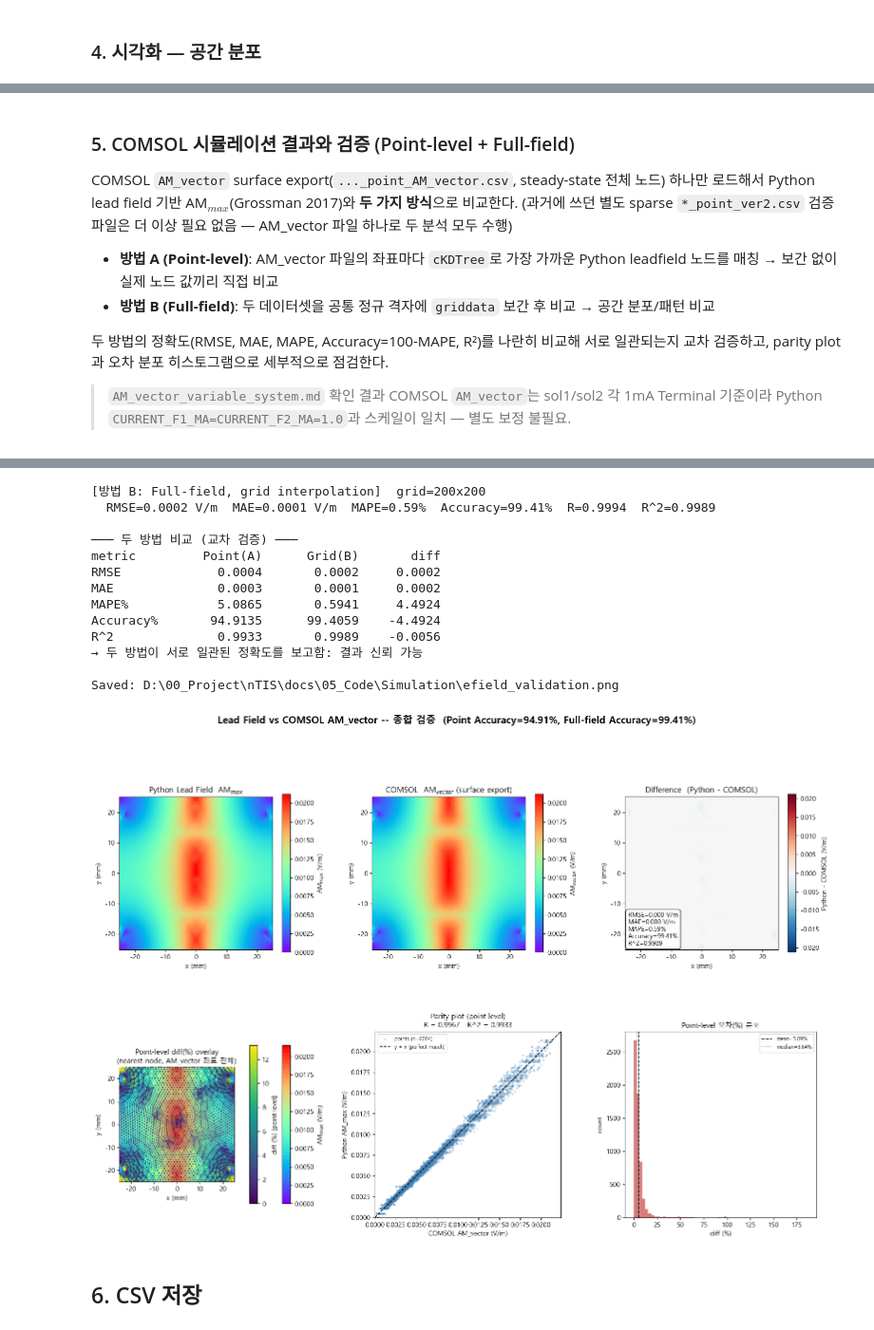
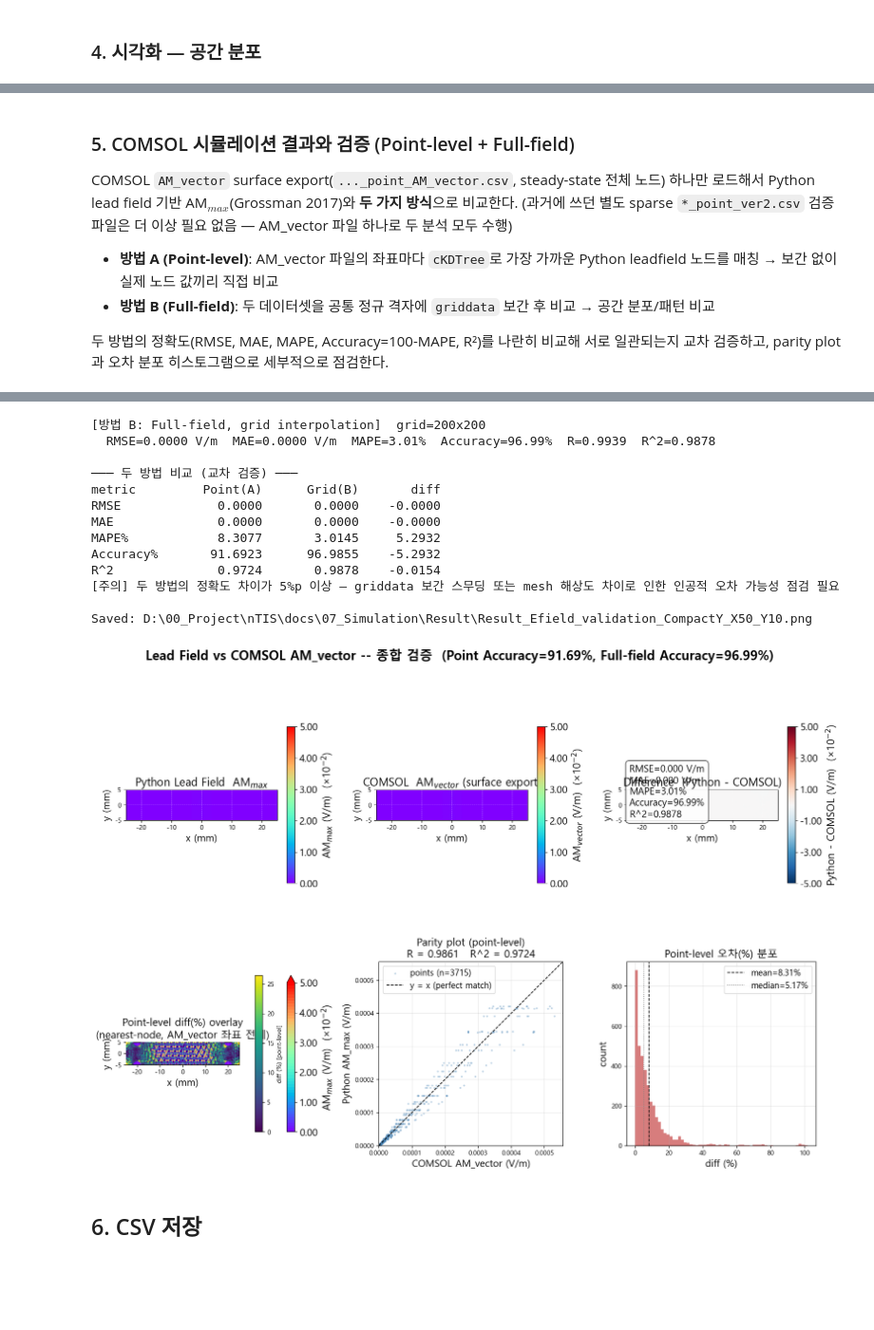
Before and after one commit to KChaeYeon/nTIS_note, a Jupyter notebook: docs/05_Code/Simulation/efield_analysis.ipynb, the cells around one changed output, grey strips where cells are left out. Shown at 95% size. Drawn from its saved outputs; the diff is of its cells as text; code cells hidden in the pictures; blank space fills up the shorter version.

```diff
--- a/docs/05_Code/Simulation/efield_analysis.ipynb
+++ b/docs/05_Code/Simulation/efield_analysis.ipynb
@@ -295,8 +523,6 @@ COMSOL `AM_vector` surface export(`..._point_AM_vector.csv`, steady-state 전체
 - **방법 B (Full-field)**: 두 데이터셋을 공통 정규 격자에 `griddata` 보간 후 비교 → 공간 분포/패턴 비교
 
 두 방법의 정확도(RMSE, MAE, MAPE, Accuracy=100-MAPE, R²)를 나란히 비교해 서로 일관되는지 교차 검증하고, parity plot과 오차 분포 히스토그램으로 세부적으로 점검한다.
-
-> `AM_vector_variable_system.md` 확인 결과 COMSOL `AM_vector`는 sol1/sol2 각 1mA Terminal 기준이라 Python `CURRENT_F1_MA=CURRENT_F2_MA=1.0`과 스케일이 일치 — 별도 보정 불필요.
 # %%
 # ── COMSOL AM_vector surface export 로드 (한 번만 — point-level/full-field 공용) ──
 df_comsol_am = pd.read_csv(AM_VECTOR_FILE, comment="%", header=None,
@@ -401,45 +627,53 @@ else:
 fig = plt.figure(figsize=(19, 12))
 gs  = gridspec.GridSpec(2, 3, figure=fig, hspace=0.35, wspace=0.32)
 
-vmax_field = np.nanmax([np.nanmax(python_grid), np.nanmax(comsol_grid)])
+VMIN, VMAX = 0, 0.05   # 조건 간 객관적 비교를 위해 colorbar range 고정
+vmax_field = VMAX
 
 ax1 = fig.add_subplot(gs[0, 0])
-im1 = ax1.pcolormesh(Xi, Yi, python_grid, cmap="rainbow", vmin=0, vmax=vmax_field, shading="auto")
-fig.colorbar(im1, ax=ax1, shrink=0.85, label="AM$_{max}$ (V/m)")
-ax1.set_title("Python Lead Field  AM$_{max}$", fontsize=12)
+im1 = ax1.pcolormesh(Xi, Yi, python_grid, cmap="rainbow", vmin=VMIN, vmax=VMAX, shading="auto")
+cb1 = fig.colorbar(im1, ax=ax1, shrink=0.85, label="AM$_{max}$ (V/m)")
+apply_sci_colorbar(cb1, VMIN, VMAX)
+ax1.set_title("Python Lead Field  AM$_{max}$", fontsize=17)
 
 ax2 = fig.add_subplot(gs[0, 1])
-im2 = ax2.pcolormesh(Xi, Yi, comsol_grid, cmap="rainbow", vmin=0, vmax=vmax_field, shading="auto")
-fig.colorbar(im2, ax=ax2, shrink=0.85, label="AM$_{vector}$ (V/m)")
-ax2.set_title("COMSOL  AM$_{vector}$ (surface export)", fontsize=12)
+im2 = ax2.pcolormesh(Xi, Yi, comsol_grid, cmap="rainbow", vmin=VMIN, vmax=VMAX, shading="auto")
+cb2 = fig.colorbar(im2, ax=ax2, shrink=0.85, label="AM$_{vector}$ (V/m)")
+apply_sci_colorbar(cb2, VMIN, VMAX)
+ax2.set_title("COMSOL  AM$_{vector}$ (surface export)", fontsize=17)
 
 # diff colorbar 범위를 field 범위(vmax_field)에 맞춤 → 두 필드가 유사한 스케일임이 시각적으로 드러남
 ax3 = fig.add_subplot(gs[0, 2])
 im3 = ax3.pcolormesh(Xi, Yi, diff_grid, cmap="RdBu_r", vmin=-vmax_field, vmax=vmax_field, shading="auto")
-fig.colorbar(im3, ax=ax3, shrink=0.85, label="Python - COMSOL (V/m)")
-ax3.set_title("Difference  (Python - COMSOL)", fontsize=12)
+cb3 = fig.colorbar(im3, ax=ax3, shrink=0.85, label="Python - COMSOL (V/m)")
+apply_sci_colorbar(cb3, -vmax_field, vmax_field)
+ax3.set_title("Difference  (Python - COMSOL)", fontsize=17)
 ax3.text(0.02, 0.02,
          f"RMSE={rmse_gd:.3f} V/m\nMAE={mae_gd:.3f} V/m\nMAPE={mape_gd:.2f}%\n"
          f"Accuracy={acc_gd:.2f}%\nR^2={r2_gd:.4f}",
-         transform=ax3.transAxes, fontsize=9.5, va="bottom", ha="left",
+         transform=ax3.transAxes, fontsize=14.5, va="bottom", ha="left",
          bbox=dict(boxstyle="round,pad=0.4", fc="white", ec="black", alpha=0.85))
 
 for ax in (ax1, ax2, ax3):
-    ax.set_xlabel("x (mm)", fontsize=10); ax.set_ylabel("y (mm)", fontsize=10)
+    ax.set_xlabel("x (mm)", fontsize=15); ax.set_ylabel("y (mm)", fontsize=15)
     ax.set_aspect("equal")
+    ax.grid(True, color="white", alpha=0.4, linewidth=0.6, linestyle="--", zorder=4)
 
 # (2,1) Point-level diff% overlay
 ax4 = fig.add_subplot(gs[1, 0])
 triang_val = mtri.Triangulation(x, y)
-tcf = ax4.tricontourf(triang_val, AM_max, levels=50, cmap="rainbow")
-fig.colorbar(tcf, ax=ax4, shrink=0.85, label="AM$_{max}$ (V/m)")
+tcf = ax4.tricontourf(triang_val, AM_max, levels=np.linspace(VMIN, VMAX, 51),
+                      cmap="rainbow", vmin=VMIN, vmax=VMAX, extend="max")
+cb4 = fig.colorbar(tcf, ax=ax4, shrink=0.85, label="AM$_{max}$ (V/m)")
+apply_sci_colorbar(cb4, VMIN, VMAX)
 diff_vmax_pt = np.nanpercentile(df_val["diff (%)"], 95)
 sc = ax4.scatter(df_val["x (mm)"], df_val["y (mm)"], c=df_val["diff (%)"],
                   cmap="viridis", s=6, vmin=0, vmax=diff_vmax_pt, edgecolors="none", zorder=10)
 fig.colorbar(sc, ax=ax4, shrink=0.85, pad=0.1, label="diff (%) [point-level]")
-ax4.set_title("Point-level diff(%) overlay\n(nearest-node, AM_vector 좌표 전체)", fontsize=11)
-ax4.set_xlabel("x (mm)", fontsize=10); ax4.set_ylabel("y (mm)", fontsize=10)
+ax4.set_title("Point-level diff(%) overlay\n(nearest-node, AM_vector 좌표 전체)", fontsize=16)
+ax4.set_xlabel("x (mm)", fontsize=15); ax4.set_ylabel("y (mm)", fontsize=15)
 ax4.set_aspect("equal")
+ax4.grid(True, color="white", alpha=0.4, linewidth=0.6, linestyle="--", zorder=4)
 
 # (2,2) Parity plot — COMSOL vs Python (y=x)
 ax5 = fig.add_subplot(gs[1, 1])
@@ -448,11 +682,12 @@ ax5.scatter(df_val["COMSOL_AM (V/m)"], df_val["Python_AM (V/m)"],
 lims = [0, max(df_val["COMSOL_AM (V/m)"].max(), df_val["Python_AM (V/m)"].max()) * 1.05]
 ax5.plot(lims, lims, "k--", lw=1.2, label="y = x (perfect match)")
 ax5.set_xlim(lims); ax5.set_ylim(lims)
-ax5.set_xlabel("COMSOL AM_vector (V/m)", fontsize=10)
-ax5.set_ylabel("Python AM_max (V/m)", fontsize=10)
-ax5.set_title(f"Parity plot (point-level)\nR = {corr_pt:.4f}   R^2 = {r2_pt:.4f}", fontsize=11)
-ax5.legend(fontsize=8, loc="upper left")
+ax5.set_xlabel("COMSOL AM_vector (V/m)", fontsize=15)
+ax5.set_ylabel("Python AM_max (V/m)", fontsize=15)
+ax5.set_title(f"Parity plot (point-level)\nR = {corr_pt:.4f}   R^2 = {r2_pt:.4f}", fontsize=16)
+ax5.legend(fontsize=13, loc="upper left")
 ax5.set_aspect("equal")
+ax5.grid(True, alpha=0.3)
 
 # (2,3) Error histogram
 ax6 = fig.add_subplot(gs[1, 2])
@@ -460,18 +695,19 @@ ax6.hist(df_val["diff (%)"].dropna(), bins=60, color="indianred", alpha=0.8)
 ax6.axvline(mape_pt, color="black", ls="--", lw=1.2, label=f"mean={mape_pt:.2f}%")
 ax6.axvline(np.nanmedian(df_val["diff (%)"]), color="gray", ls=":", lw=1.2,
             label=f"median={np.nanmedian(df_val['diff (%)']):.2f}%")
-ax6.set_xlabel("diff (%)", fontsize=10)
-ax6.set_ylabel("count", fontsize=10)
-ax6.set_title("Point-level 오차(%) 분포", fontsize=11)
-ax6.legend(fontsize=8)
+ax6.set_xlabel("diff (%)", fontsize=15)
+ax6.set_ylabel("count", fontsize=15)
+ax6.set_title("Point-level 오차(%) 분포", fontsize=16)
+ax6.legend(fontsize=13)
+ax6.grid(True, alpha=0.3)
 
 fig.suptitle(
     f"Lead Field vs COMSOL AM_vector -- 종합 검증  "
     f"(Point Accuracy={acc_pt:.2f}%, Full-field Accuracy={acc_gd:.2f}%)",
-    fontsize=15, fontweight="bold", y=0.995,
+    fontsize=20, fontweight="bold", y=0.995,
 )
 plt.tight_layout()
-val_save = Path("efield_validation.png")
+val_save = SIM_DIR / f"Result_Efield_validation_{TAG}.png"
 plt.savefig(val_save, dpi=150, bbox_inches="tight")
 print(f"\nSaved: {val_save.resolve()}")
 plt.show()
@@ -510,17 +743,17 @@ Name: diff (%), dtype: float64
 [방법 B: Full-field, grid interpolation]  grid=200x200
-  RMSE=0.0002 V/m  MAE=0.0001 V/m  MAPE=0.59%  Accuracy=99.41%  R=0.9994  R^2=0.9989
+  RMSE=0.0000 V/m  MAE=0.0000 V/m  MAPE=3.01%  Accuracy=96.99%  R=0.9939  R^2=0.9878
 
 ─── 두 방법 비교 (교차 검증) ───
 metric         Point(A)      Grid(B)       diff
-RMSE             0.0004       0.0002     0.0002
-MAE              0.0003       0.0001     0.0002
-MAPE%            5.0865       0.5941     4.4924
-Accuracy%       94.9135      99.4059    -4.4924
-R^2              0.9933       0.9989    -0.0056
-→ 두 방법이 서로 일관된 정확도를 보고함: 결과 신뢰 가능
+RMSE             0.0000       0.0000    -0.0000
+MAE              0.0000       0.0000    -0.0000
+MAPE%            8.3077       3.0145     5.2932
+Accuracy%       91.6923      96.9855    -5.2932
+R^2              0.9724       0.9878    -0.0154
+[주의] 두 방법의 정확도 차이가 5%p 이상 — griddata 보간 스무딩 또는 mesh 해상도 차이로 인한 인공적 오차 가능성 점검 필요
 
-Saved: D:\00_Project\nTIS\docs\05_Code\Simulation\efield_validation.png
+Saved: D:\00_Project\nTIS\docs\07_Simulation\Result\Result_Efield_validation_CompactY_X50_Y10.png
-[figure, old version]
+[figure, new version]
 # %% [markdown]
 ## 6. CSV 저장
 # %%
```
Also changed, not shown: parts of 11 cells of this notebook, 43 other files.
